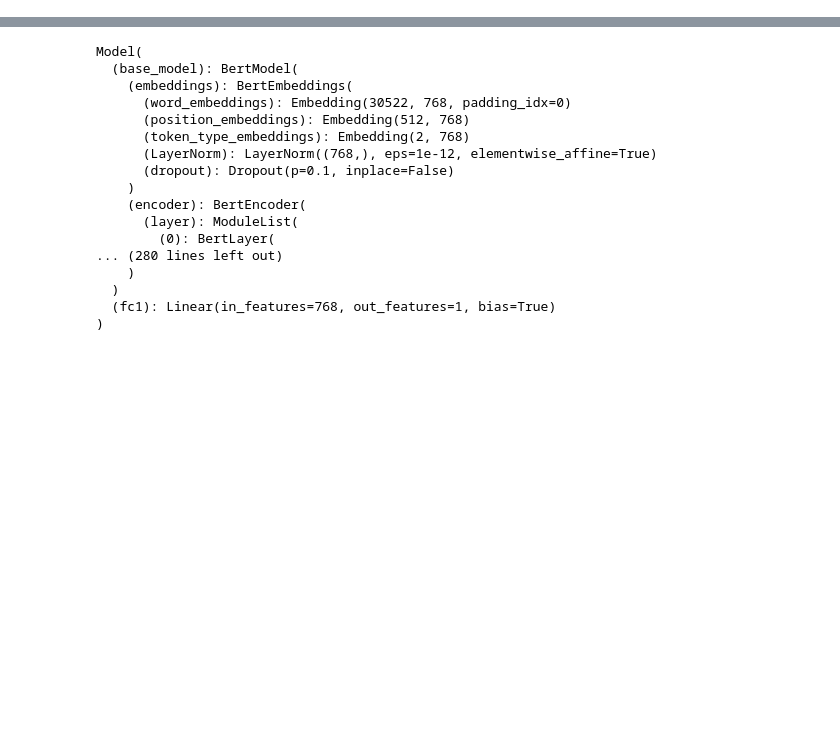
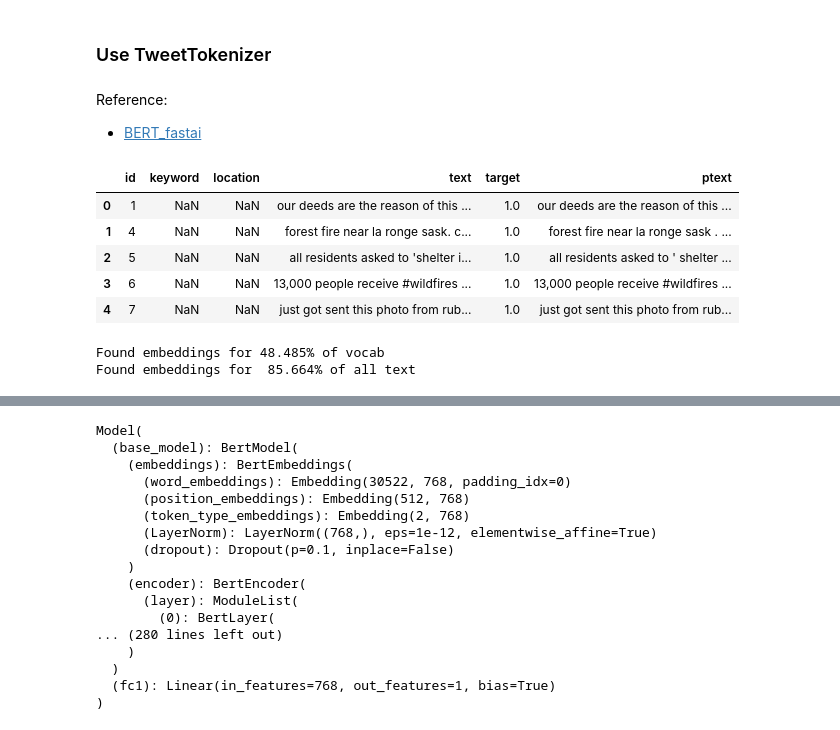
Before and after one commit to xia0nan/kaggle, a Jupyter notebook: NLP_with_Disaster_Tweets/notebook/BERT-disasterNLP-02.ipynb, the cells around one changed output, grey strips where cells are left out. Drawn from its saved outputs; the diff is of its cells as text; code cells hidden in the pictures; blank space fills up the shorter version.

```diff
--- a/NLP_with_Disaster_Tweets/notebook/BERT-disasterNLP-02.ipynb
+++ b/NLP_with_Disaster_Tweets/notebook/BERT-disasterNLP-02.ipynb
@@ -28,0 +82,4 @@ train = pd.read_csv(str(DATA_DIR / 'train.csv'))
+# %%
+# tweets are unstructured and BERT encoder coverage is limited
+df = pd.concat([train, test], ignore_index=True)
+df
@@ -28,0 +100,3 @@ train = pd.read_csv(str(DATA_DIR / 'train.csv'))
+# %%
+# use lower case since our BERT model is uncased
+df['text'] = df['text'].str.lower()
@@ -28,0 +173,5 @@ train = pd.read_csv(str(DATA_DIR / 'train.csv'))
+# %% [markdown]
+### Use TweetTokenizer
+# %% [markdown]
+Reference:
+- [BERT_fastai](https://www.kaggle.com/kpriyanshu256/bert-fastai/comments)
@@ -28,0 +180,19 @@ train = pd.read_csv(str(DATA_DIR / 'train.csv'))
+# %%
+from nltk.tokenize import TweetTokenizer
+twt = TweetTokenizer(strip_handles=True)
+def tweets(r):
+    s = ' '.join(twt.tokenize(r['text']))
+    s = re.sub(r'http\S+', '', s)
+    s = re.sub(r'https\S+', '', s)
+    return s
+# %%
+df['ptext'] = df.apply(tweets, axis=1)
+# %%
+df.head()
+# %% [output]
+|  | id | keyword | location | text | target | ptext |
+| 0 | 1 | NaN | NaN | our deeds are the reason of this ... | 1.0 | our deeds are the reason of this ... |
+| 1 | 4 | NaN | NaN | forest fire near la ronge sask. c... | 1.0 | forest fire near la ronge sask . ... |
+| 2 | 5 | NaN | NaN | all residents asked to 'shelter i... | 1.0 | all residents asked to ' shelter ... |
+| 3 | 6 | NaN | NaN | 13,000 people receive #wildfires ... | 1.0 | 13,000 people receive #wildfires ... |
+| 4 | 7 | NaN | NaN | just got sent this photo from rub... | 1.0 | just got sent this photo from rub... |
@@ -28,0 +201,5 @@ train = pd.read_csv(str(DATA_DIR / 'train.csv'))
+# %%
+oov_bert = check_coverage(vocab, tokenizer.vocab)
+# %% [output]
+Found embeddings for 48.485% of vocab
+Found embeddings for  85.664% of all text
```
Also changed, not shown: parts of 53 cells of this notebook, 4 other files.
